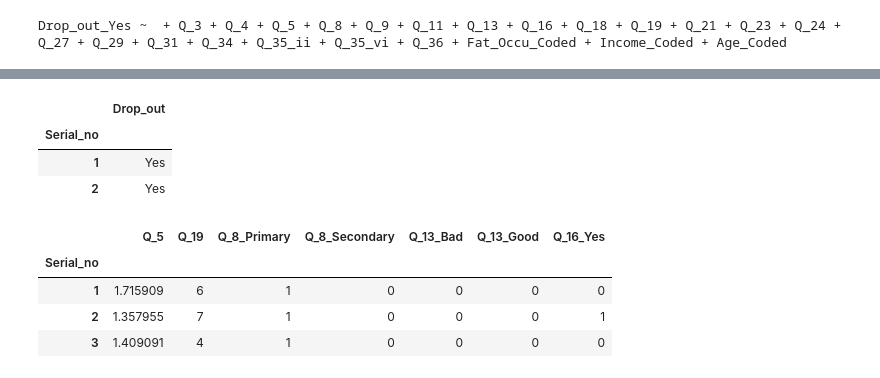
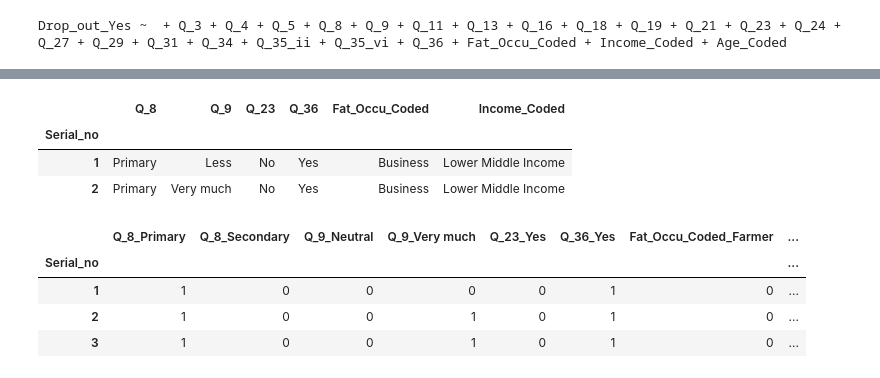
Before and after one commit to whoismaruf/BSc_Thesis, a Jupyter notebook: main.ipynb, the cells around one changed output, grey strips where cells are left out. Saved outputs shown, nothing was run; the diff lists cells and outputs as text; code cells hidden in the pictures.

```diff
--- a/main.ipynb
+++ b/main.ipynb
@@ -45,7 +44,7 @@ Chidren    10    5
 Youth      54   98
 ------------------
 # %%
-df = df.drop(columns=['Q_6', 'Q_7', 'Q_10', 'Q_12', 'Q_14', 'Q_15', 'Q_17', 'Q_20', 'Q_37_i', 'Q_37_iii', 'Q_37_iv', 'Q_37_vi', 'Q_37_vii', 'Q_37_x', 'Q_37_xi', 'Q_37_xii', 'Q_37_xiii', 'Q_37_xiv', 'Q_37_xv', 'Mot_Occu_coded'])
+df = df.drop(columns=['Q_6', 'Q_7', 'Q_10', 'Q_12', 'Q_14', 'Q_15', 'Q_17', 'Q_20', 'Q_35_iii', 'Q_35_iv','Q_37_i', 'Q_37_iii', 'Q_37_iv', 'Q_37_vi', 'Q_37_vii', 'Q_37_x', 'Q_37_xi', 'Q_37_xii', 'Q_37_xiii', 'Q_37_xiv', 'Q_37_xv', 'Mot_Occu_coded'])
 # %%
 data = df.copy()
 data.head(2)
@@ -171,19 +195,22 @@ features = ["Q_5", "Q_19", "Q_8", "Q_13", "Q_16"]
+# %%
+features = ['Q_8' , 'Q_9', 'Q_23', 'Q_36', 'Fat_Occu_Coded', 'Income_Coded']
 # %%
 X = df[features]
 y = df[['Drop_out']]
-y.head(2)
+X.head(2)
 # %% [output]
-|  | Drop_out |
-| Serial_no |  |
-| 1 | Yes |
-| 2 | Yes |
+|  | Q_8 | Q_9 | Q_23 | Q_36 | Fat_Occu_Coded | Income_Coded |
+| Serial_no |  |  |  |  |  |  |
+| 1 | Primary | Less | No | Yes | Business | Lower Middle Income |
+| 2 | Primary | Very much | No | Yes | Business | Lower Middle Income |
 # %%
 X_encoded = pd.get_dummies(X, drop_first=True)
+y_encoded = pd.get_dummies(y, drop_first=True)
 X_encoded.head(3)
 # %% [output]
-|  | Q_5 | Q_19 | Q_8_Primary | Q_8_Secondary | Q_13_Bad | Q_13_Good | Q_16_Yes |
-| Serial_no |  |  |  |  |  |  |  |
-| 1 | 1.715909 | 6 | 1 | 0 | 0 | 0 | 0 |
-| 2 | 1.357955 | 7 | 1 | 0 | 0 | 0 | 1 |
-| 3 | 1.409091 | 4 | 1 | 0 | 0 | 0 | 0 |
+|  | Q_8_Primary | Q_8_Secondary | Q_9_Neutral | Q_9_Very much | Q_23_Yes | Q_36_Yes | Fat_Occu_Coded_Farmer | ... |
+| Serial_no |  |  |  |  |  |  |  | ... |
+| 1 | 1 | 0 | 0 | 0 | 0 | 1 | 0 | ... |
+| 2 | 1 | 0 | 0 | 1 | 0 | 1 | 0 | ... |
+| 3 | 1 | 0 | 0 | 1 | 0 | 1 | 0 | ... |
 # %%
```
Also changed, not shown: parts of 21 cells of this notebook, 1 other file.
